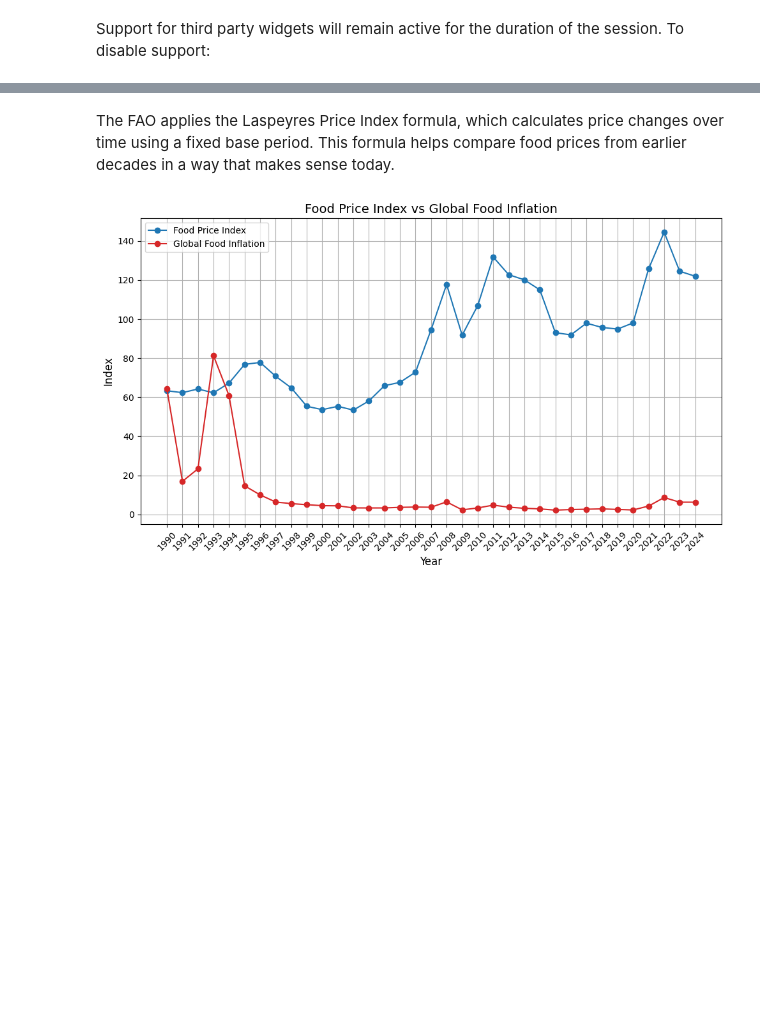
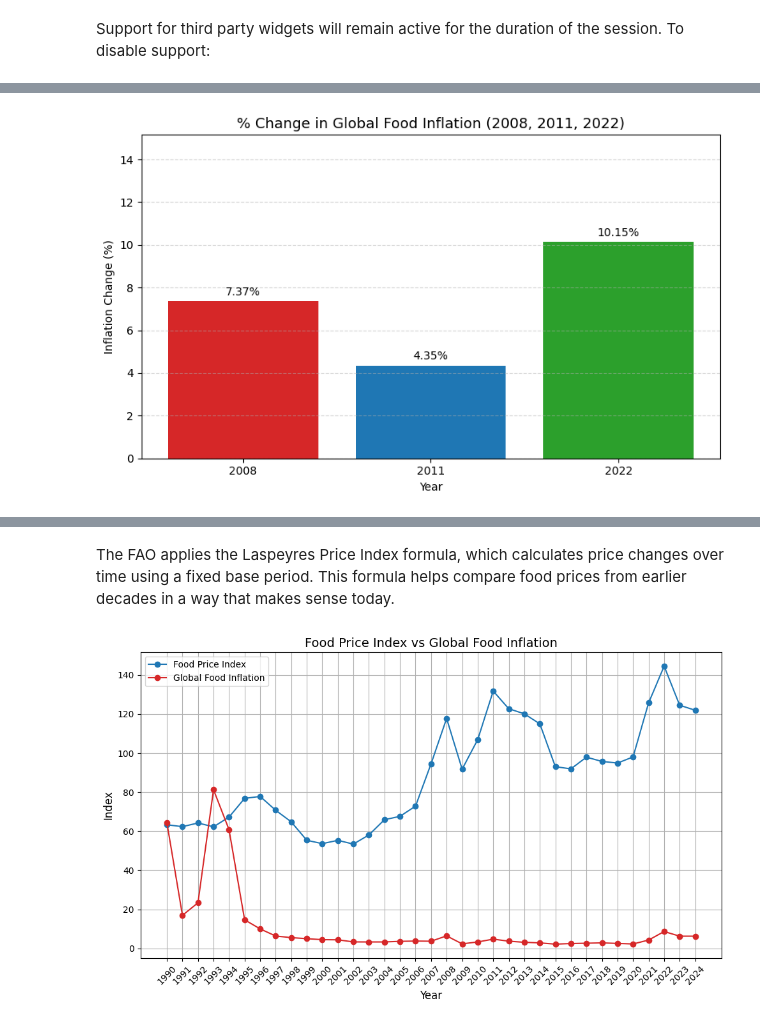
Before and after one commit to sg2083/vis, a Jupyter notebook: data_viz_ps4.ipynb, the cells around one changed output, grey strips where cells are left out. Drawn from its saved outputs; the diff is of its cells as text; code cells hidden in the pictures; blank space fills up the shorter version.

```diff
--- a/data_viz_ps4.ipynb
+++ b/data_viz_ps4.ipynb
@@ -483,3 +642,28 @@ Support for third party widgets will remain active for the duration of the sessi
+# %%
+plt.figure(figsize=(8, 5))
+bars = plt.bar(
+    df_changes['year'].astype(str),
+    df_changes['Inflation_Change_Percent'],
+    color=['#d62728', '#1f77b4', '#2ca02c']
+)
+
+# Add data labels on top of bars
+for bar in bars:
+    height = bar.get_height()
+    plt.annotate(f'{height:.2f}%', xy=(bar.get_x() + bar.get_width() / 2, height),
+                 xytext=(0, 3), textcoords="offset points", ha='center', va='bottom')
+
+# Titles and labels
+plt.title('% Change in Global Food Inflation (2008, 2011, 2022)', fontsize=13)
+plt.xlabel('Year')
+plt.ylabel('Inflation Change (%)')
+plt.ylim(0, max(df_changes['Inflation_Change_Percent']) + 5)
+plt.grid(axis='y', linestyle='--', alpha=0.5)
+plt.tight_layout()
+
+plt.show()
+# %% [output]
+[figure, added]
 # %%
 # Create interactive plot
 fig = px.line(merged_df, x="year", y="food_price_index",
```
Also changed, not shown: parts of 17 cells of this notebook.
